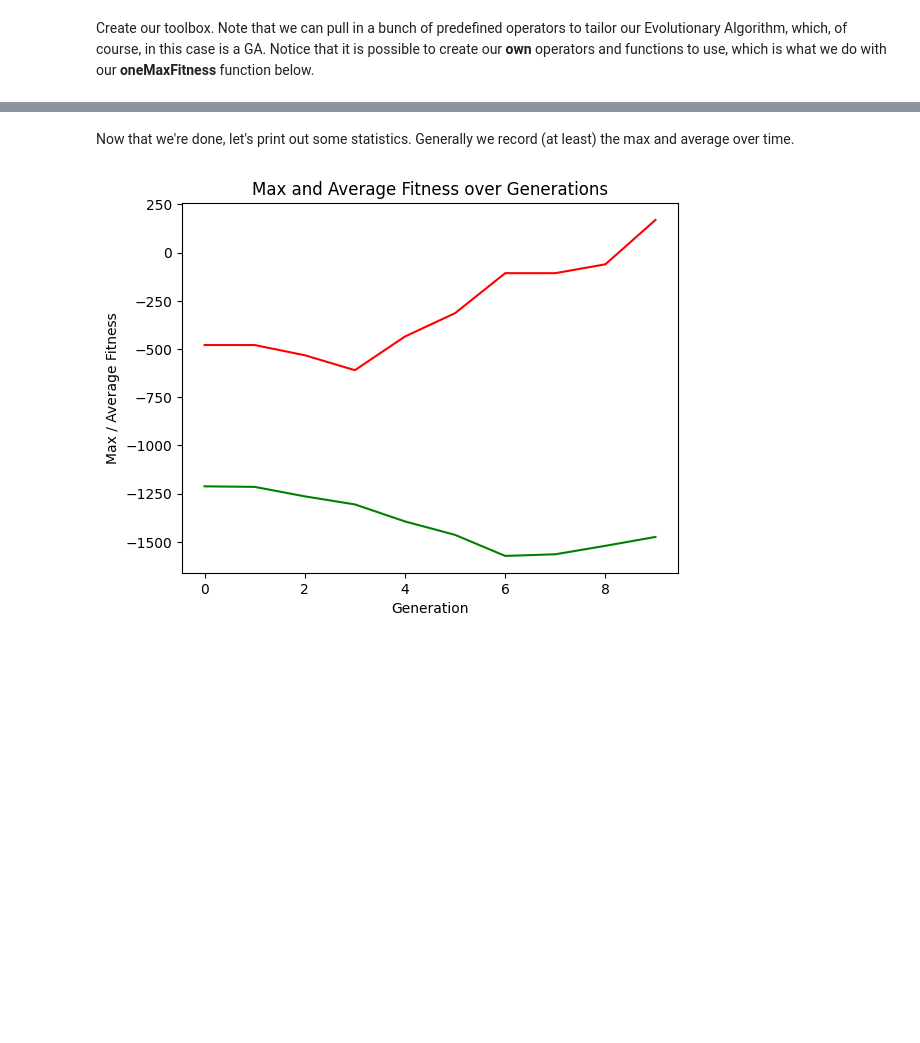
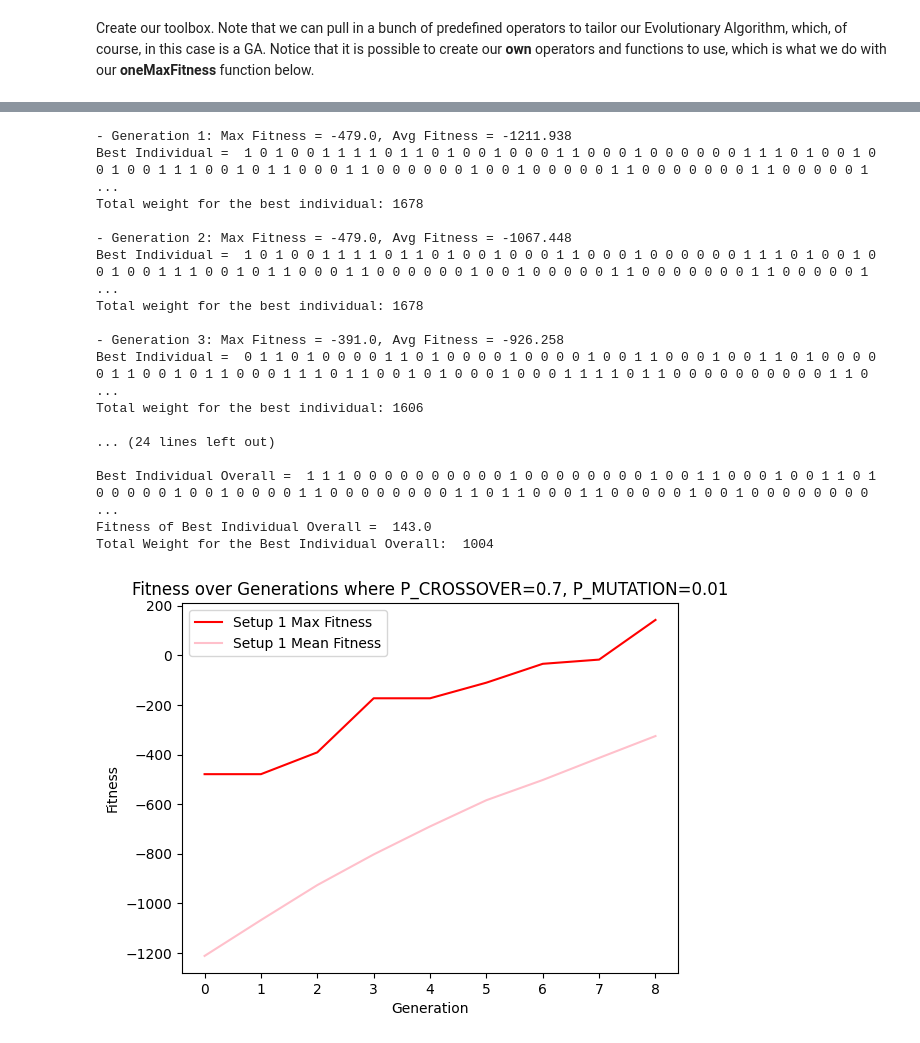
Before and after one commit to maguid28/CS6271-EvolutionaryComputation, a Jupyter notebook: Q4ATTEMPT.ipynb, the cells around one changed output, grey strips where cells are left out. Cells and saved outputs as stored; diff of their text form; code cells hidden in the pictures; blank space fills up the shorter version.

```diff
--- a/Q4ATTEMPT.ipynb
+++ b/Q4ATTEMPT.ipynb
@@ -212,12 +211,29 @@ Total weight for the best individual: 995
-# %% [markdown]
-Now that we're done, let's print out some statistics. Generally we record (at least) the max and average over time.
 # %%
-# Genetic Algorithm is done - plot statistics:
-plt.plot(maxFitnessValues, color='red')
-plt.plot(meanFitnessValues, color='green')
+max_vals_1, mean_vals_1 = genetic_algorithm(P_CROSSOVER=0.7, P_MUTATION=0.01)
+
+plt.plot(max_vals_1, color='red', label='Setup 1 Max Fitness')
+plt.plot(mean_vals_1, color='pink', label='Setup 1 Mean Fitness')
 plt.xlabel('Generation')
-plt.ylabel('Max / Average Fitness')
-plt.title('Max and Average Fitness over Generations')
+plt.ylabel('Fitness')
+plt.title('Fitness over Generations where P_CROSSOVER=0.7, P_MUTATION=0.01')
+plt.legend()
 plt.show()
 # %% [output]
+- Generation 1: Max Fitness = -479.0, Avg Fitness = -1211.938
+Best Individual =  1 0 1 0 0 1 1 1 1 0 1 1 0 1 0 0 1 0 0 0 1 1 0 0 0 1 0 0 0 0 0 0 1 1 1 0 1 0 0 1 0 0 1 0 0 1 1 1 0 0 1 0 1 1 0 0 0 1 1 0 0 0 0 0 0 1 0 0 1 0 0 0 0 0 1 1 0 0 0 0 0 0 0 1 1 0 0 0 0 0 1 ...
+Total weight for the best individual: 1678
+
+- Generation 2: Max Fitness = -479.0, Avg Fitness = -1067.448
+Best Individual =  1 0 1 0 0 1 1 1 1 0 1 1 0 1 0 0 1 0 0 0 1 1 0 0 0 1 0 0 0 0 0 0 1 1 1 0 1 0 0 1 0 0 1 0 0 1 1 1 0 0 1 0 1 1 0 0 0 1 1 0 0 0 0 0 0 1 0 0 1 0 0 0 0 0 1 1 0 0 0 0 0 0 0 1 1 0 0 0 0 0 1 ...
+Total weight for the best individual: 1678
+
+- Generation 3: Max Fitness = -391.0, Avg Fitness = -926.258
+Best Individual =  0 1 1 0 1 0 0 0 0 1 1 0 1 0 0 0 0 1 0 0 0 0 1 0 0 1 1 0 0 0 1 0 0 1 1 0 1 0 0 0 0 0 1 1 0 0 1 0 1 1 0 0 0 1 1 1 0 1 1 0 0 1 0 1 0 0 0 1 0 0 0 1 1 1 1 0 1 1 0 0 0 0 0 0 0 0 0 0 1 1 0 ...
+Total weight for the best individual: 1606
+
+... (24 lines left out)
+
+Best Individual Overall =  1 1 1 0 0 0 0 0 0 0 0 0 0 1 0 0 0 0 0 0 0 0 1 0 0 1 1 0 0 0 1 0 0 1 1 0 1 0 0 0 0 0 1 0 0 1 0 0 0 0 1 1 0 0 0 0 0 0 0 0 1 1 0 1 1 0 0 0 1 1 0 0 0 0 0 1 0 0 1 0 0 0 0 0 0 0 0 ...
+Fitness of Best Individual Overall =  143.0
+Total Weight for the Best Individual Overall:  1004
-[figure, old version]
+[figure, new version]
```
Also changed, not shown: parts of 5 cells of this notebook.
